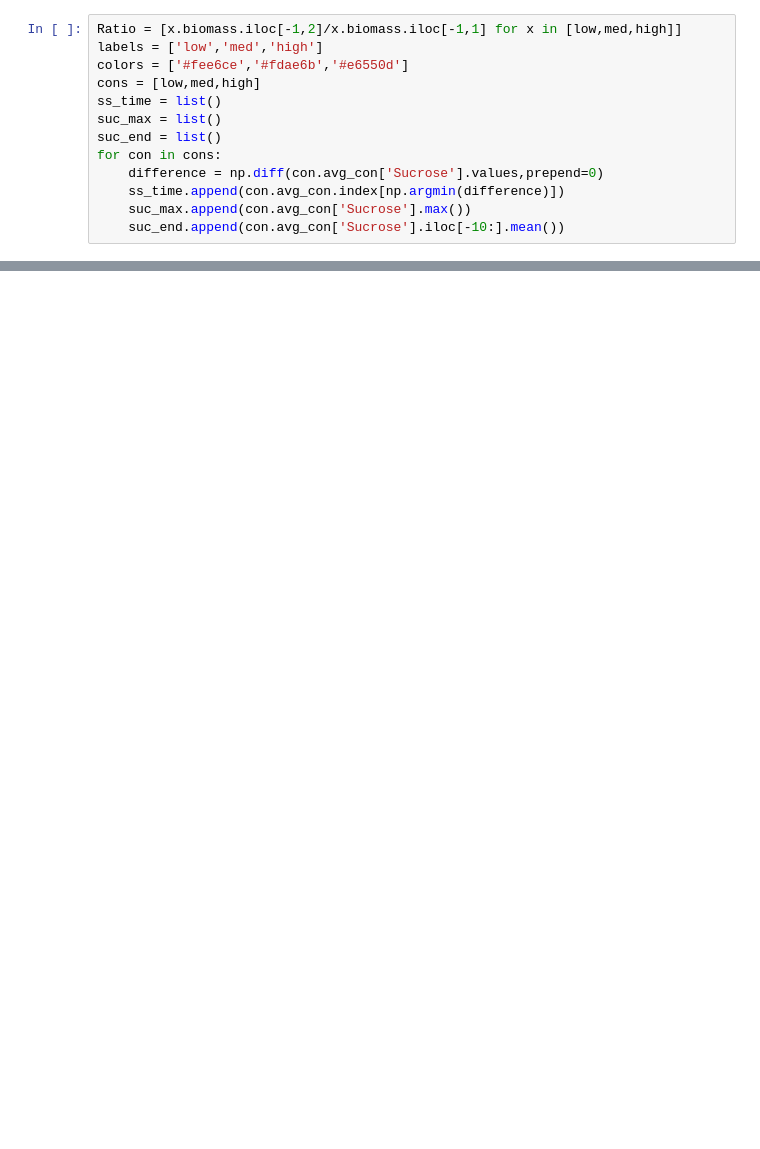
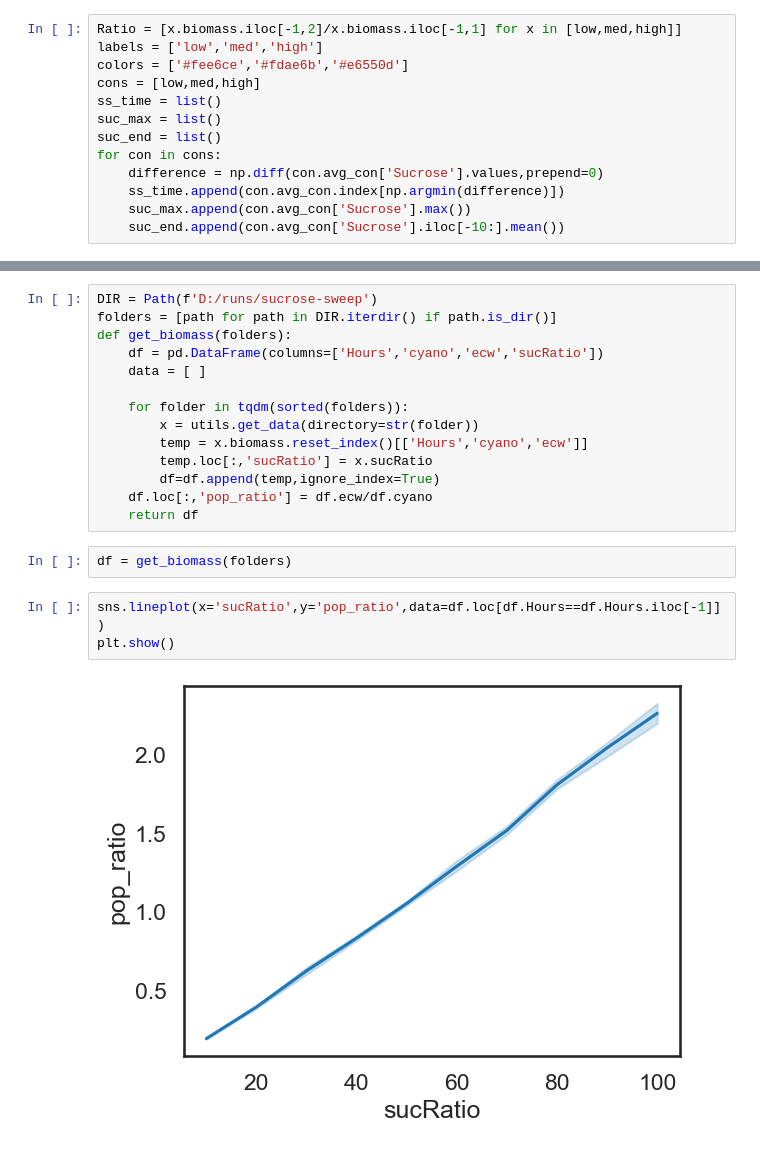
Before and after one commit to Jsakkos/nufeb-cyano-e-coli, a Jupyter notebook: notebooks/whole culture - Copy.ipynb, the cells around one changed output, grey strips where cells are left out. Drawn from its saved outputs; the diff is of its cells as text; blank space fills up the shorter version.

```diff
--- a/notebooks/whole culture - Copy.ipynb
+++ b/notebooks/whole culture - Copy.ipynb
@@ -115,0 +124,21 @@ fig.savefig('Whole culture analysis.png',dpi=600)
+# %%
+DIR = Path(f'D:/runs/sucrose-sweep')
+folders = [path for path in DIR.iterdir() if path.is_dir()]
+def get_biomass(folders):
+    df = pd.DataFrame(columns=['Hours','cyano','ecw','sucRatio'])
+    data = [ ]
+
+    for folder in tqdm(sorted(folders)):
+        x = utils.get_data(directory=str(folder))
+        temp = x.biomass.reset_index()[['Hours','cyano','ecw']]
+        temp.loc[:,'sucRatio'] = x.sucRatio
+        df=df.append(temp,ignore_index=True)
+    df.loc[:,'pop_ratio'] = df.ecw/df.cyano
+    return df
+# %%
+df = get_biomass(folders)
+# %%
+sns.lineplot(x='sucRatio',y='pop_ratio',data=df.loc[df.Hours==df.Hours.iloc[-1]])
+plt.show()
+# %% [output]
+[figure, added]
```
Also changed, not shown: parts of 8 cells of this notebook, 5 other files.
